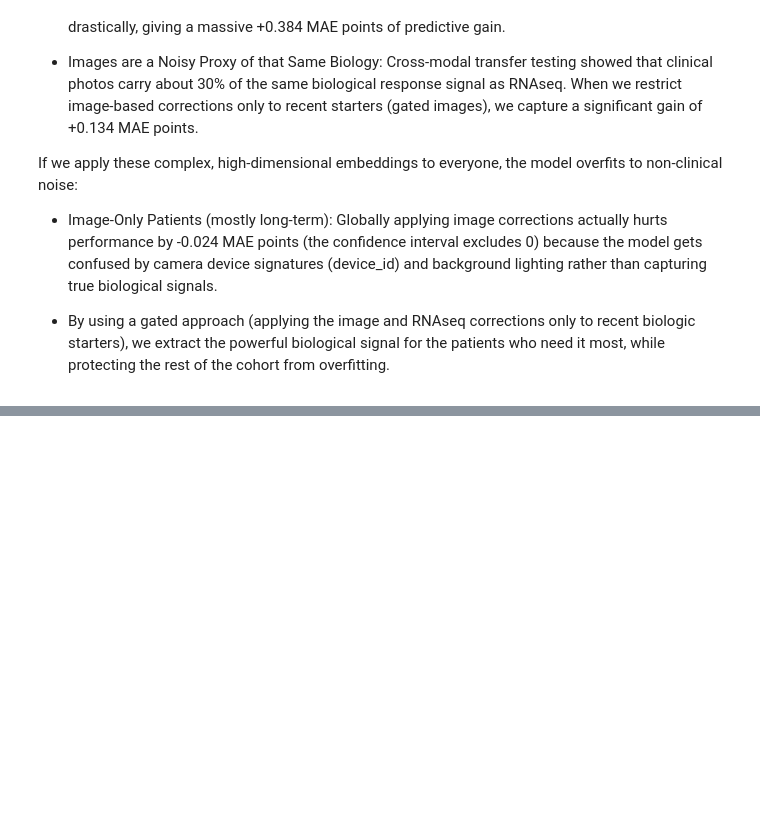
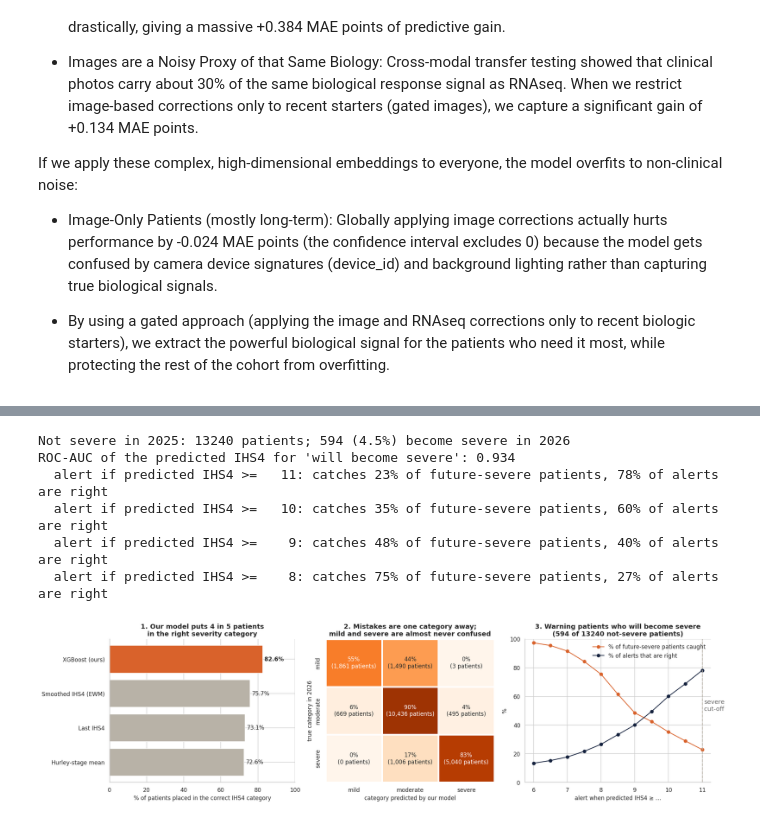
Before and after one commit to MariaPau03/Flare_pred_repo, a Jupyter notebook: submission/almirall_FlarePred.ipynb, the cells around one changed output, grey strips where cells are left out. Saved outputs shown, nothing was run; the diff lists cells and outputs as text; code cells hidden in the pictures; blank space fills up the shorter version.

```diff
--- a/submission/almirall_FlarePred.ipynb
+++ b/submission/almirall_FlarePred.ipynb
@@ -3481,0 +3653,60 @@ If we apply these complex, high-dimensional embeddings to everyone, the model ov
+# %%
+# %% R.1 Severity categories
+SEV = ["mild", "moderate", "severe"]
+def severity(x):
+    x = np.asarray(x, dtype=float)
+    return np.select([x <= 3, x < 11], ["mild", "moderate"], "severe")
+
+true_cat = severity(y1)
+methods = {"XGBoost (ours)": p_xgb1, **base}
+rows = []
+for name, p in methods.items():
+    pc = severity(p)
+    ts, ps = true_cat == "severe", pc == "severe"
+    rows.append({"method": name, "MAE": mean_absolute_error(y1, p),
+                 "correct category": (pc == true_cat).mean(),
+                 "mild <-> severe swapped": (((pc == "mild") & ts) | (ps & (true_cat == "mild"))).mean(),
+                 "severe detected (sensitivity)": (ps & ts).sum() / ts.sum(),
+                 "predicted severe that are severe (precision)": (ps & ts).sum() / max(ps.sum(), 1)})
+cat_tab = pd.DataFrame(rows).set_index("method")
+display(cat_tab.round(3))
+
+pc = severity(p_xgb1)
+cm_n = pd.DataFrame([[((true_cat == a) & (pc == b)).sum() for b in SEV] for a in SEV], index=SEV, columns=SEV)
+cm_p = cm_n.div(cm_n.sum(axis=1), axis=0)
+
+# Patients who WORSEN: not severe in 2025 (smoothed IHS4 of the last year < 11) but severe in 2026
+now_cat = severity(ex1["ihs4_ewm_365d"].fillna(ex1["ihs4_mean_all"]).fillna(0))
+at_risk = now_cat != "severe"
+becomes = at_risk & (true_cat == "severe")
+thr = np.arange(6, 11.5, 0.5)
+sens = np.array([((p_xgb1 >= t) & becomes).sum() / becomes.sum() for t in thr])
+prec = np.array([((p_xgb1 >= t) & becomes).sum() / max(((p_xgb1 >= t) & at_risk).sum(), 1) for t in thr])
+print(f"Not severe in 2025: {at_risk.sum()} patients; {becomes.sum()} ({becomes.mean() / at_risk.mean():.1%}) become severe in 2026")
+print(f"ROC-AUC of the predicted IHS4 for 'will become severe': {roc_auc_score(becomes[at_risk], p_xgb1[at_risk]):.3f}")
+for t in [11, 10, 9, 8]:
+    k = np.where(thr == t)[0][0]
+    print(f"  alert if predicted IHS4 >= {t:>4}: catches {sens[k]:.0%} of future-severe patients, {prec[k]:.0%} of alerts are right")
+
+fig, ax = plt.subplots(1, 3, figsize=(19, 5.2), gridspec_kw={"width_ratios": [1.1, 1, 1.1]})
+s = cat_tab["correct category"].sort_values()
+ax[0].barh(s.index, s * 100, color=[ORANGE if "ours" in i else GREY for i in s.index])
+for i, v in enumerate(s * 100):
+    ax[0].text(v + 1, i, f"{v:.1f}%", va="center", fontsize=11, fontweight="bold" if "ours" in s.index[i] else None)
+ax[0].set_xlim(0, 100); ax[0].set_xlabel("% of patients placed in the correct IHS4 category")
+ax[0].set_title("1. Our model puts 4 in 5 patients\nin the right severity category")
+
+labels = np.array([[f"{cm_p.iat[i, j]:.0%}\n({cm_n.iat[i, j]:,} patients)" for j in range(3)] for i in range(3)])
+sns.heatmap(cm_p * 100, annot=labels, fmt="", cmap="Oranges", vmin=0, vmax=100, cbar=False, ax=ax[1],
+            linewidths=2, linecolor="white", annot_kws={"fontsize": 11})
+ax[1].set_xlabel("category predicted by our model"); ax[1].set_ylabel("true category in 2026")
+ax[1].set_title("2. Mistakes are one category away;\nmild and severe are almost never confused")
+
+ax[2].plot(thr, sens * 100, "-o", color=ORANGE, label="% of future-severe patients caught")
+ax[2].plot(thr, prec * 100, "-o", color=NAVY, label="% of alerts that are right")
+ax[2].axvline(11, color=GREY, ls="--"); ax[2].text(11.05, 50, "severe\ncut-off", color="dimgrey")
+ax[2].set_xlabel("alert when predicted IHS4 ≥ …"); ax[2].set_ylabel("%"); ax[2].set_ylim(0, 100)
+ax[2].set_title(f"3. Warning patients who will become severe\n({becomes.sum()} of {at_risk.sum()} not-severe patients)")
+ax[2].legend(loc="upper right", frameon=False)
+plt.tight_layout(); plt.show()
+# %% [output]
@@ -3481,0 +3719,7 @@ If we apply these complex, high-dimensional embeddings to everyone, the model ov
+Not severe in 2025: 13240 patients; 594 (4.5%) become severe in 2026
+ROC-AUC of the predicted IHS4 for 'will become severe': 0.934
+  alert if predicted IHS4 >=   11: catches 23% of future-severe patients, 78% of alerts are right
+  alert if predicted IHS4 >=   10: catches 35% of future-severe patients, 60% of alerts are right
+  alert if predicted IHS4 >=    9: catches 48% of future-severe patients, 40% of alerts are right
+  alert if predicted IHS4 >=    8: catches 75% of future-severe patients, 27% of alerts are right
+[figure, added]
```
Also changed, not shown: parts of 31 cells of this notebook.
